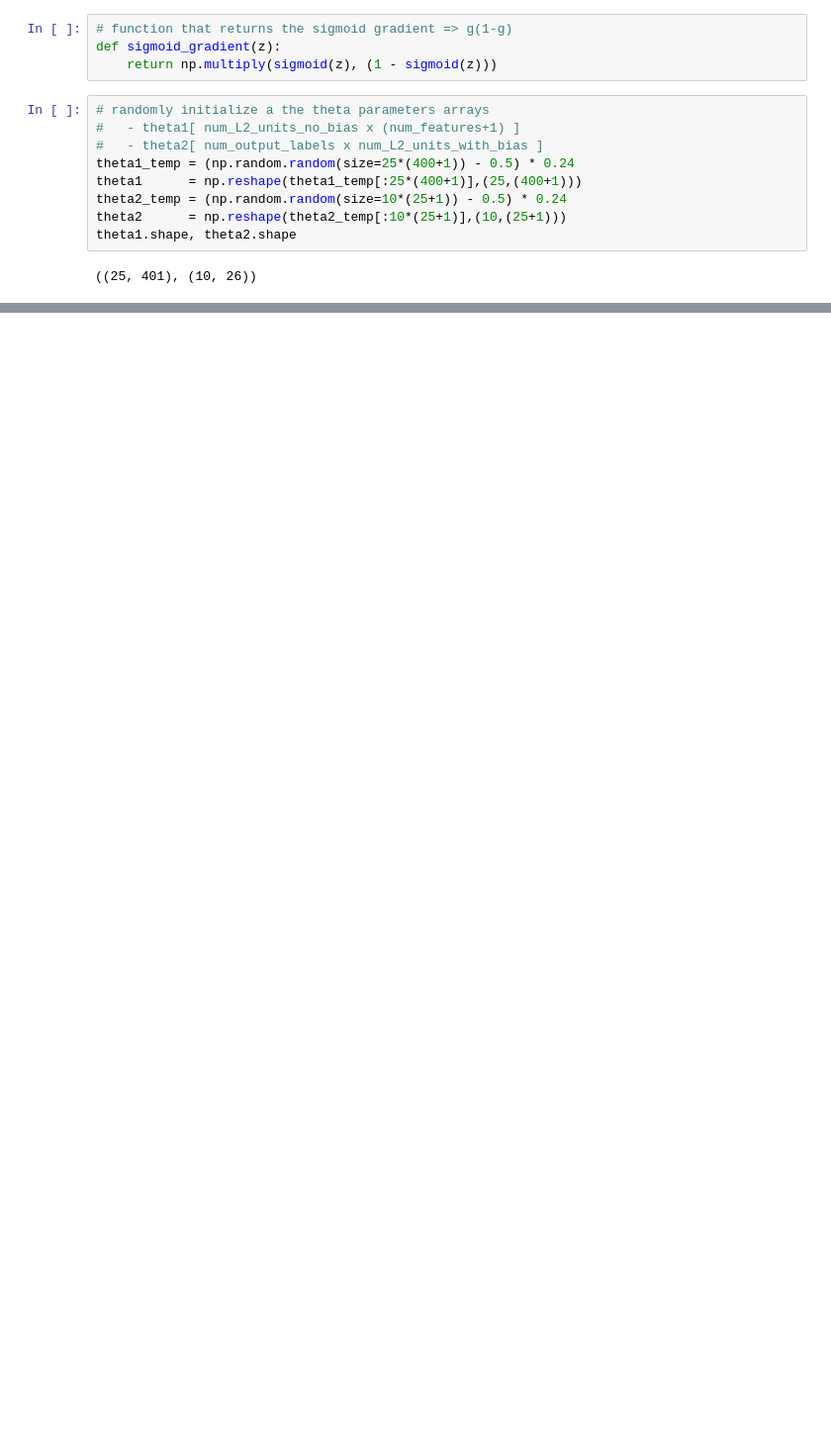
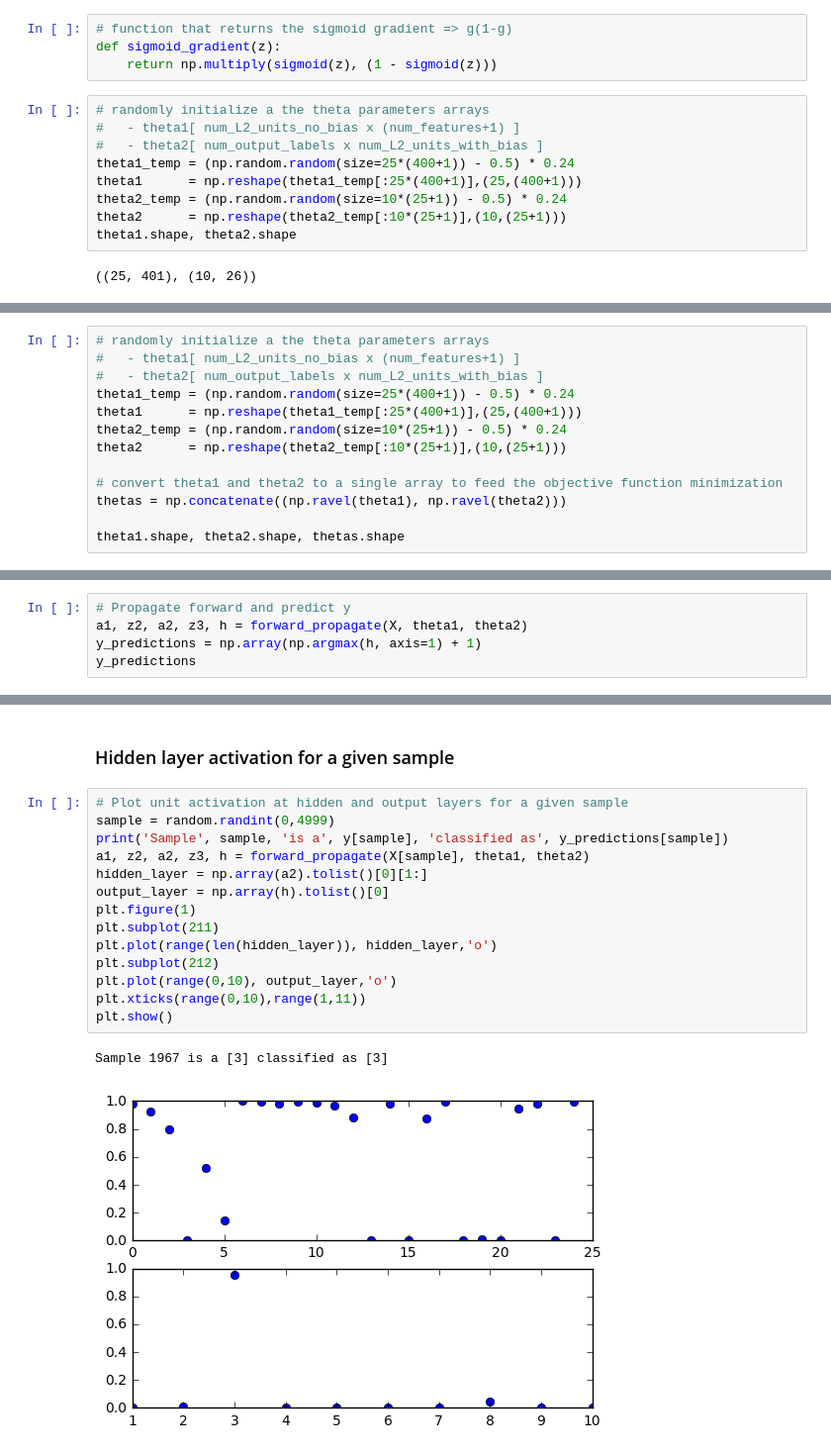
Before and after one commit to eduardbonada/ML-AndrewNg, a Jupyter notebook: ex4. NN/ex4. NN.ipynb, the cells around one changed output, grey strips where cells are left out. Shown at 99% size. Saved outputs shown, nothing was run; the diff lists cells and outputs as text; blank space fills up the shorter version.

```diff
--- a/ex4. NN/ex4. NN.ipynb
+++ b/ex4. NN/ex4. NN.ipynb
@@ -320,0 +367,13 @@ gradient(X.shape[0], theta2, a1, z2, a2, h, y)
+# %%
+# randomly initialize a the theta parameters arrays
+#   - theta1[ num_L2_units_no_bias x (num_features+1) ]
+#   - theta2[ num_output_labels x num_L2_units_with_bias ]
+theta1_temp = (np.random.random(size=25*(400+1)) - 0.5) * 0.24
+theta1      = np.reshape(theta1_temp[:25*(400+1)],(25,(400+1)))
+theta2_temp = (np.random.random(size=10*(25+1)) - 0.5) * 0.24
+theta2      = np.reshape(theta2_temp[:10*(25+1)],(10,(25+1)))
+
+# convert theta1 and theta2 to a single array to feed the objective function minimization
+thetas = np.concatenate((np.ravel(theta1), np.ravel(theta2)))
+
+theta1.shape, theta2.shape, thetas.shape
@@ -320,0 +426,5 @@ gradient(X.shape[0], theta2, a1, z2, a2, h, y)
+# %%
+# Propagate forward and predict y
+a1, z2, a2, z3, h = forward_propagate(X, theta1, theta2)
+y_predictions = np.array(np.argmax(h, axis=1) + 1)
+y_predictions
@@ -320,0 +550,19 @@ gradient(X.shape[0], theta2, a1, z2, a2, h, y)
+# %% [markdown]
+### Hidden layer activation for a given sample
+# %%
+# Plot unit activation at hidden and output layers for a given sample
+sample = random.randint(0,4999)
+print('Sample', sample, 'is a', y[sample], 'classified as', y_predictions[sample])
+a1, z2, a2, z3, h = forward_propagate(X[sample], theta1, theta2)
+hidden_layer = np.array(a2).tolist()[0][1:]
+output_layer = np.array(h).tolist()[0]
+plt.figure(1)
+plt.subplot(211)
+plt.plot(range(len(hidden_layer)), hidden_layer,'o')
+plt.subplot(212)
+plt.plot(range(0,10), output_layer,'o')
+plt.xticks(range(0,10),range(1,11))
+plt.show()
+# %% [output]
+Sample 1967 is a [3] classified as [3]
+[figure, added]
```
Also changed, not shown: parts of 34 cells of this notebook.
